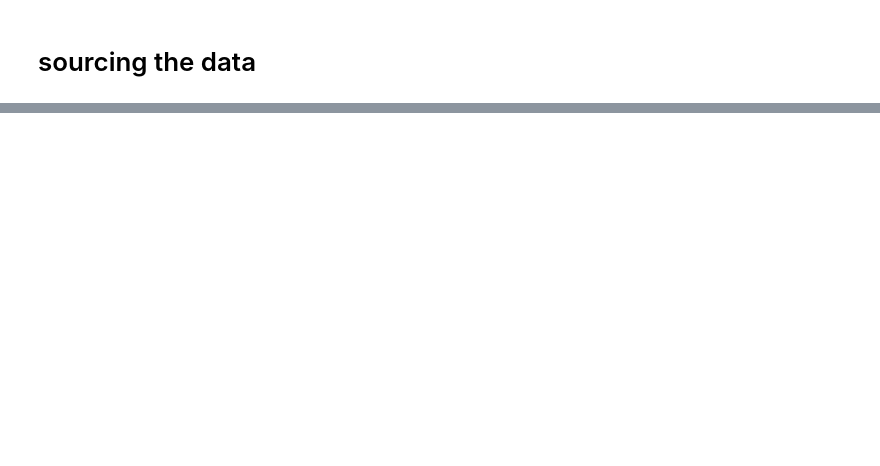
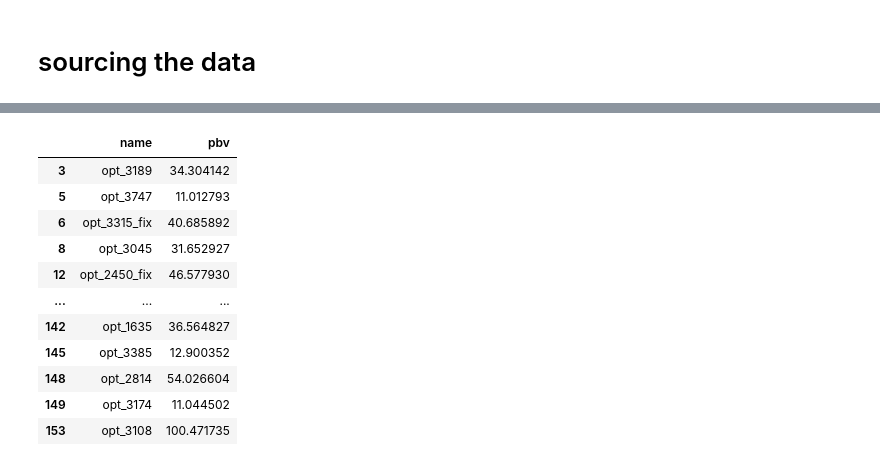
Before and after one commit to luigirinaldi/CAV, a Jupyter notebook: scripts/plots/eval_graphs.ipynb, the cells around one changed output, grey strips where cells are left out. Cells and saved outputs as stored; diff of their text form; code cells hidden in the pictures; blank space fills up the shorter version.

```diff
--- a/scripts/plots/eval_graphs.ipynb
+++ b/scripts/plots/eval_graphs.ipynb
@@ -211,0 +239,72 @@ Cadence 5
+# %%
+from IPython.display import Markdown
+
+
+def print_ifnotzero(input, name):
+    if (l := len(input)) > 0:
+        print(f"{l} ({l / total:%}) Problems uniquely solved by {name}:")
+        pd.set_option("display.max_colwidth", None)
+        display(input.rename(columns={name: "time (ms)"}))
+
+
+display(Markdown("## Find unique solutions"))
+
+unique_proofs = []
+
+for bench in benches:
+    print(f"*** {bench} ***")
+    df = datas[bench]
+    total = len(df)
+
+    unsolved = df[
+        df["pbv"].isna()
+        & df["lemma"].isna()
+        & df["nolemma"].isna()
+        & df["parabit"].isna()
+    ]
+    print(f"{(l := len(unsolved))} ({l / total:%}) Problems unsolved by all solvers")
+
+    parabit_unique = df[
+        df["pbv"].isna()
+        & df["lemma"].isna()
+        & df["nolemma"].isna()
+        & df["parabit"].notna()
+    ]
+
+    print_ifnotzero(parabit_unique[["name", "parabit"]], "parabit")
+
+    lemma_unique = df[
+        df["pbv"].isna()
+        & df["parabit"].isna()
+        & df["nolemma"].isna()
+        & df["lemma"].notna()
+    ]
+
+    lemma_unique = lemma_unique.merge(
+        mirabelle[bench]["lemma"][["proof", "name"]],
+        left_on="name",
+        right_on="name",
+        how="left",
+    )
+
+    if len(lemma_unique) > 0:
+        unique_proofs.append(lemma_unique[["name", "proof"]].to_dict())
+
+    print_ifnotzero(lemma_unique[["name", "lemma", "proof"]], "lemma")
+
+    nolemma_unique = df[
+        df["pbv"].isna()
+        & df["parabit"].isna()
+        & df["lemma"].isna()
+        & df["nolemma"].notna()
+    ]
+    print_ifnotzero(nolemma_unique[["name", "nolemma"]], "nolemma_unique")
+
+    pbv_unique = df[
+        df["parabit"].isna()
+        & df["lemma"].isna()
+        & df["nolemma"].isna()
+        & df["pbv"].notna()
+    ]
+    print_ifnotzero(pbv_unique[["name", "pbv"]], "pbv_unique")
+# %% [output]
@@ -211,0 +344,12 @@ Cadence 5
+|  | name | pbv |
+| 3 | opt_3189 | 34.304142 |
+| 5 | opt_3747 | 11.012793 |
+| 6 | opt_3315_fix | 40.685892 |
+| 8 | opt_3045 | 31.652927 |
+| 12 | opt_2450_fix | 46.577930 |
+| ... | ... | ... |
+| 142 | opt_1635 | 36.564827 |
+| 145 | opt_3385 | 12.900352 |
+| 148 | opt_2814 | 54.026604 |
+| 149 | opt_3174 | 11.044502 |
+| 153 | opt_3108 | 100.471735 |
```
Also changed, not shown: parts of 7 cells of this notebook, 1 other file.
